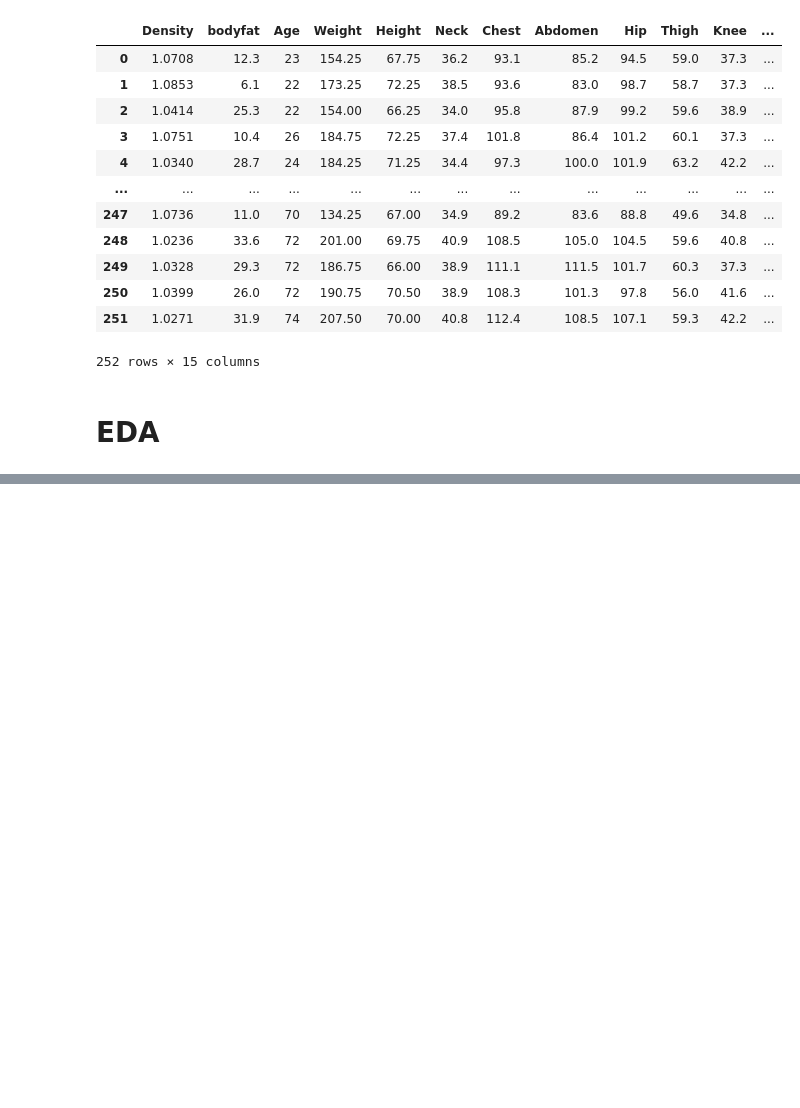
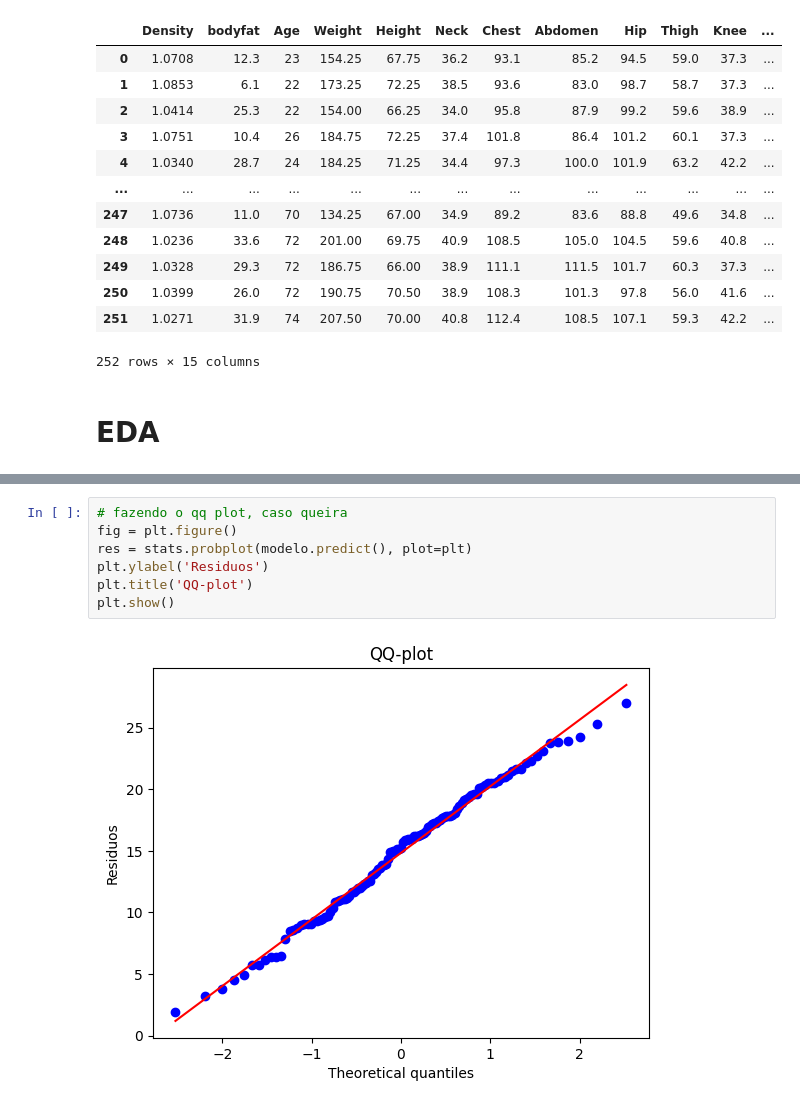
Before and after one commit to Lzanforlin/body-fat, a Jupyter notebook: body_fat/notebooks/EDA.ipynb, the cells around one changed output, grey strips where cells are left out. Saved outputs shown, nothing was run; the diff lists cells and outputs as text; blank space fills up the shorter version.

```diff
--- a/body_fat/notebooks/EDA.ipynb
+++ b/body_fat/notebooks/EDA.ipynb
@@ -174,0 +485,9 @@ sns.pairplot(df)
+# %%
+# fazendo o qq plot, caso queira
+fig = plt.figure()
+res = stats.probplot(modelo.predict(), plot=plt)
+plt.ylabel('Residuos')
+plt.title('QQ-plot')
+plt.show()
+# %% [output]
+[figure, added]
```
Also changed, not shown: parts of 33 cells of this notebook.
